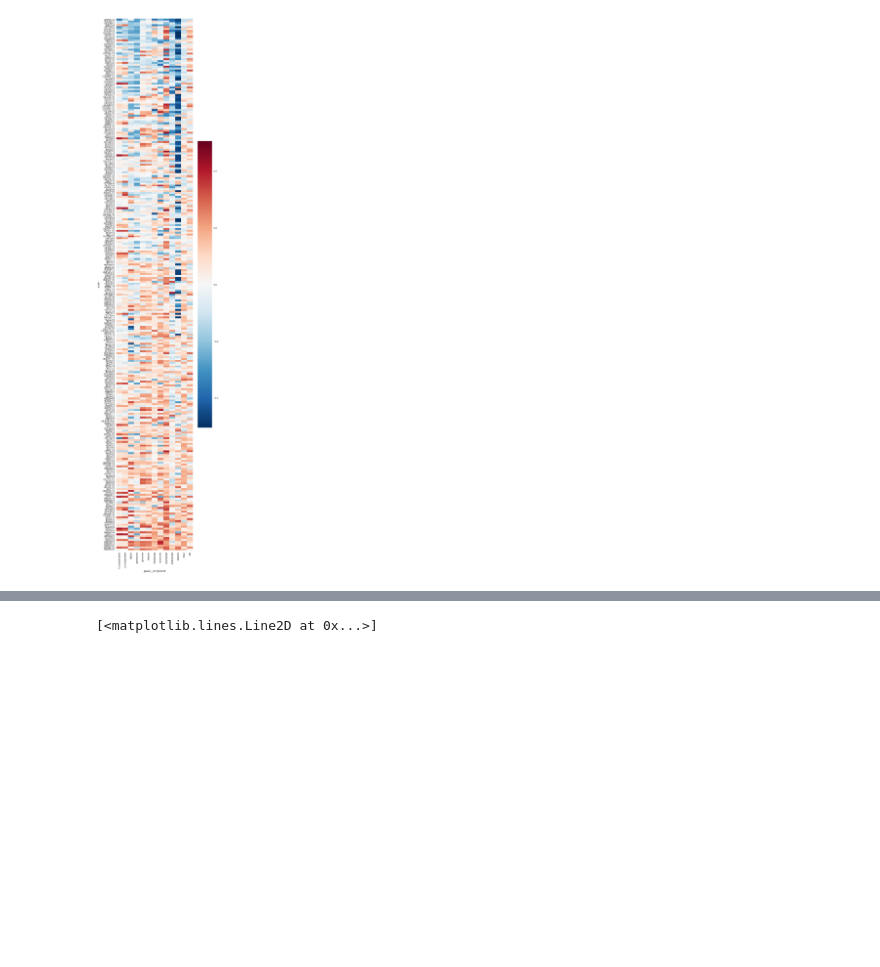
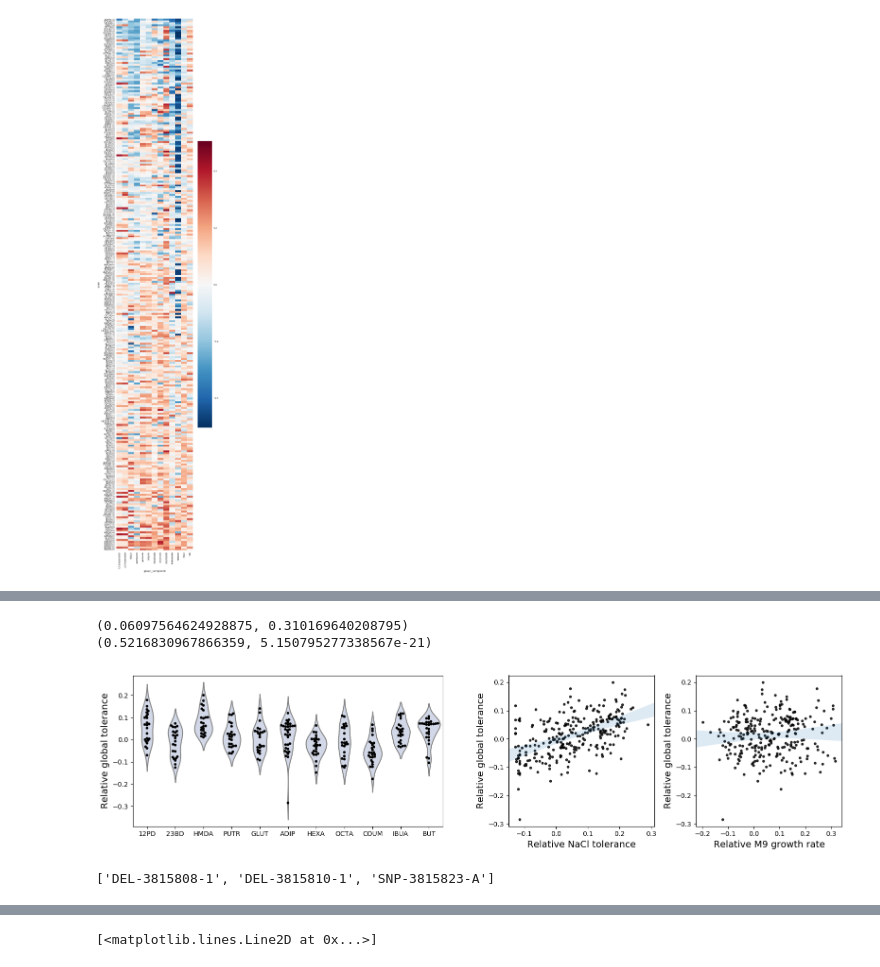
Before and after one commit to biosustain/chemical-tolerance-supplementary, a Jupyter notebook: Notebooks/Broad tolerance - Not in supplementary.ipynb, the cells around one changed output, grey strips where cells are left out. Saved outputs shown, nothing was run; the diff lists cells and outputs as text; code cells hidden in the pictures; blank space fills up the shorter version.

```diff
--- a/Notebooks/Broad tolerance - Not in supplementary.ipynb
+++ b/Notebooks/Broad tolerance - Not in supplementary.ipynb
@@ -38,6 +42,8 @@ comp_name_order = [
     "1,2-propanediol", "2,3-butanediol", "HMDA", "putrescine", "glutarate",
     "adipate", "hexanoate", "octanoate", "coumarate", "isobutyrate", "butanol", "NaCl"
 ]
+
+comp_order = ["12PD", "23BD", "HMDA", "PUTR", "GLUT", "ADIP", "HEXA", "OCTA", "COUM", "IBUA", "BUT"]
 
 growth_df = pd.read_csv("../Data/Growth_data/Cross_tolerance/Cleaned_growth_rates.tsv", sep="\t")
 long_growth_df = growth_df.copy()
@@ -103,0 +167,44 @@ plt.ylabel("Relative broad tolerance")
+# %%
+plt.style.use("default")
+plt.figure(figsize=[16, 4])
+
+fs = 14
+
+plot_df = growth_df.copy()
+plot_df["global"] = plot_df.apply(tol_metric, axis=1) / 7
+plot_df["comp"] = plot_df.index.map(lambda x: x.split("-")[0][:-1])
+plot_df = plot_df[plot_df["comp"] != "MG165"]
+plot_df = plot_df.reindex(sorted(plot_df.index, key=lambda x: comp_order.index(plot_df["comp"][x])))
+
+plt.subplot(1, 2, 1)
+#plt.grid(axis="y", zorder=1)
+sbn.violinplot(x="comp", y="global", data=plot_df, inner=None, color="#d2d8e7", zorder=10, saturation=1)
+sbn.swarmplot(
+    x="comp", y="global", data=plot_df,
+    color="black",
+    size=4, zorder=15
+)
+plt.xlabel("")
+plt.ylabel("Relative global tolerance", fontsize=fs)
+
+
+plt.subplot(1, 4, 4)
+sbn.regplot(x="M9", y="global", data=plot_df, ci=99, n_boot=10000, line_kws={"alpha": 0, "color": None}, scatter_kws={"s": 10, "color": "black"})
+plt.xlabel("Relative M9 growth rate", fontsize=fs)
+plt.ylabel("Relative global tolerance", fontsize=fs)
+
+pearson_df = plot_df[["M9", "global"]].dropna()
+print(stats.pearsonr(pearson_df["M9"], pearson_df["global"]))
+
+plt.subplot(1, 4, 3)
+sbn.regplot(x="NaCl", y="global", data=plot_df, ci=99, n_boot=10000, line_kws={"alpha": 0.0, "color": None}, scatter_kws={"s": 10, "color": "black"})
+plt.xlabel("Relative NaCl tolerance", fontsize=fs)
+plt.ylabel("Relative global tolerance", fontsize=fs)
+
+pearson_df = plot_df[["NaCl", "global"]].dropna()
+print(stats.pearsonr(pearson_df["NaCl"], pearson_df["global"]))
+
+plt.tight_layout()
+
+plt.savefig("../Plots/Figure 3d - Global tolerance correlations.pdf", transparent=True)
+# %% [output]
@@ -103,0 +213,7 @@ plt.ylabel("Relative broad tolerance")
+(0.06097564624928875, 0.310169640208795)
+(0.5216830967866359, 5.150795277338567e-21)
+[figure, added]
+# %%
+[m for m, gs in muts_to_genes.items() if "pyrE" in gs and not m.startswith("DUP") and m in muts_to_strains]
+# %% [output]
+['DEL-3815808-1', 'DEL-3815810-1', 'SNP-3815823-A']
```
Also changed, not shown: parts of 61 cells of this notebook, 11 other files.
